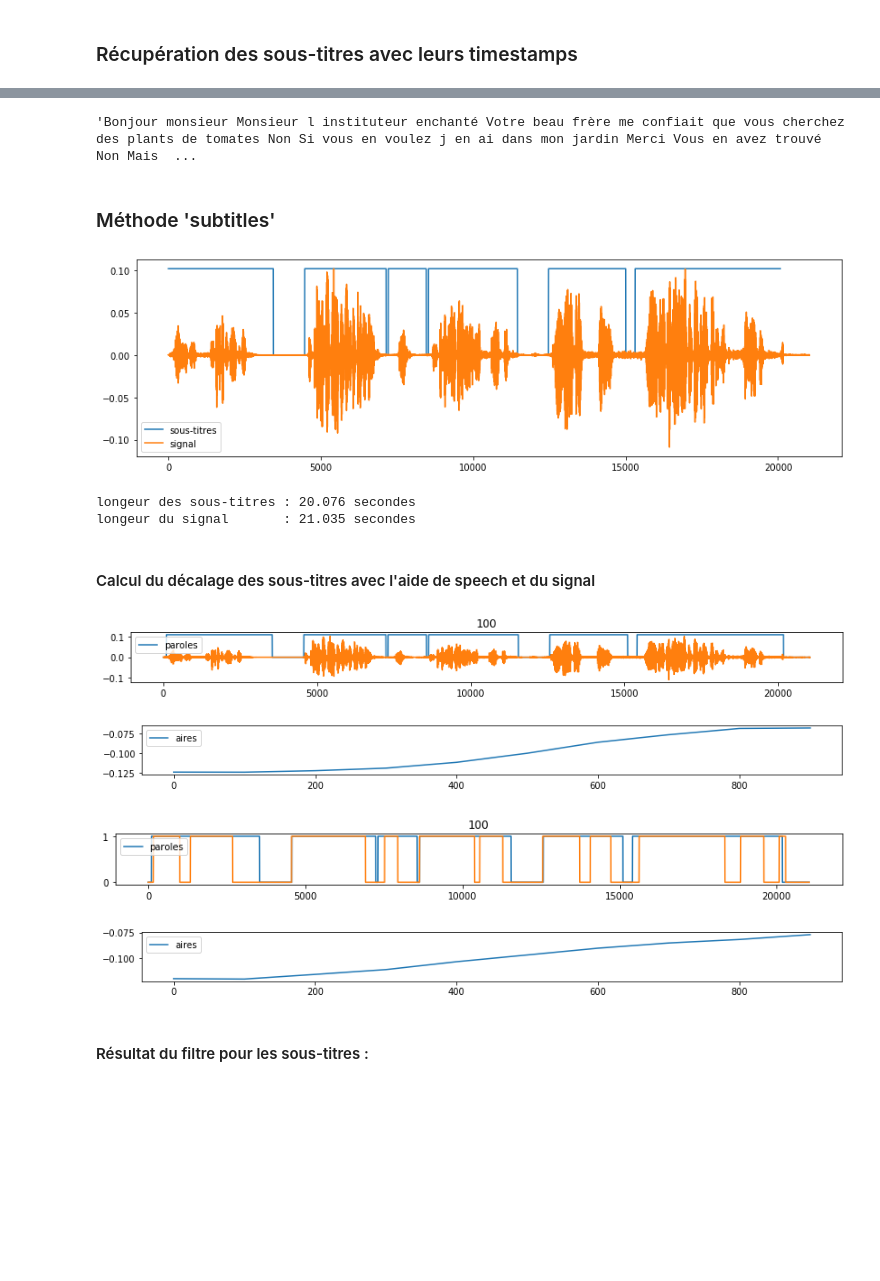
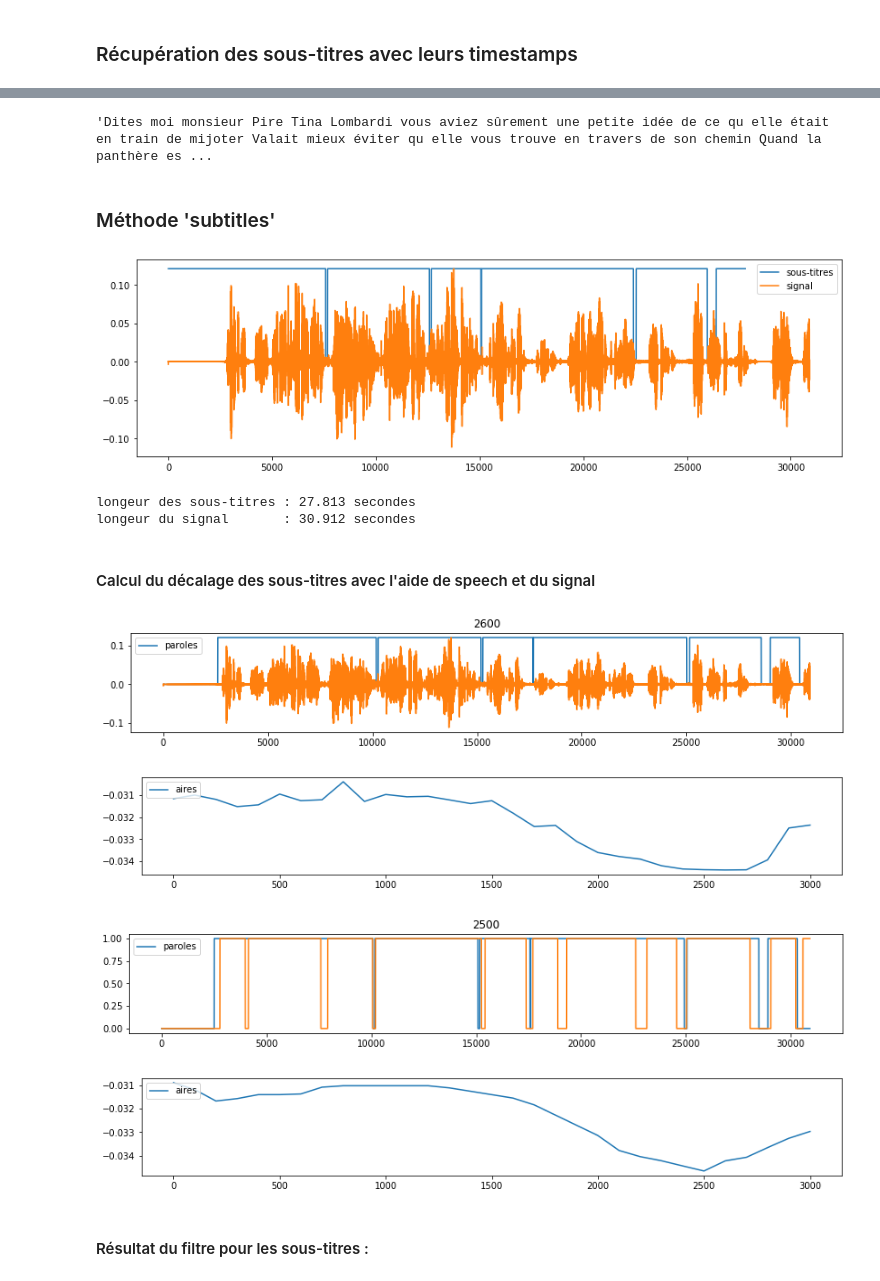
Before and after one commit to vincentnam/Project-Archean, a Jupyter notebook: ChallengeM2SID_2019.ipynb, the cells around one changed output, grey strips where cells are left out. Drawn from its saved outputs; the diff is of its cells as text; code cells hidden in the pictures; blank space fills up the shorter version.

Commit message:
notebook final partie audio

```diff
--- a/ChallengeM2SID_2019.ipynb
+++ b/ChallengeM2SID_2019.ipynb
@@ -1057,15 +1110,18 @@ df_features = pd.read_csv(filename, sep='§', engine='python', index_col=0, enco
 # %% [markdown]
 ###### chargement des données
 # %%
-scene = "17_9"
+scene = "13_2"
 method, smooth = None, None
 
-xmlfile   = dir_texte + scene + texte_extension
-audiofile = spleeter_output_dir + scene + audio_extension.split('.')[-2] + '/vocals_resample.wav'
+vocfile = spleeter_output_dir + scene + audio_extension.split('.')[-2] + '/vocals_resample.wav'
+bacfile = spleeter_output_dir + scene + audio_extension.split('.')[-2] + '/accompaniment.wav'
+wavfile = dir_audio + scene + audio_extension
+xmlfile = dir_texte + scene + texte_extension
 
 # load data
-bin_signal, signal, fe = load_signal(audiofile, samplerate=samplerate)
-song = AudioSegment.from_wav(audiofile)
+bin_signal, signal, fe = load_signal(vocfile, samplerate=samplerate)
+vocal_song  = AudioSegment.from_wav(vocfile)
+origin_song = AudioSegment.from_wav(wavfile)
 # %% [markdown]
 ###### resampling du singal et affichage
 # %%
@@ -1107,7 +1170,7 @@ sent_ponct = " ".join([s[1] for s in sentences])
 sent = " ".join("".join([x if x.isalpha() else " " for x in sent_ponct]).split())
 sent
 # %% [output]
-'Bonjour monsieur Monsieur l instituteur enchanté Votre beau frère me confiait que vous cherchez des plants de tomates Non Si vous en voulez j en ai dans mon jardin Merci Vous en avez trouvé Non Mais  ...
+'Dites moi monsieur Pire Tina Lombardi vous aviez sûrement une petite idée de ce qu elle était en train de mijoter Valait mieux éviter qu elle vous trouve en travers de son chemin Quand la panthère es ...
 # %% [markdown]
 ### Méthode 'subtitles'
 # %%
@@ -1120,28 +1183,28 @@ plt.show()
 print("longeur des sous-titres :",len(subtitles)/1000, "secondes")
 print("longeur du signal       :",len(signal_rs)/1000, "secondes")
 # %% [output]
-[figure, old version]
+[figure, new version]
-longeur des sous-titres : 20.076 secondes
-longeur du signal       : 21.035 secondes
+longeur des sous-titres : 27.813 secondes
+longeur du signal       : 30.912 secondes
 # %% [markdown]
 #### Calcul du décalage des sous-titres avec l'aide de speech et du signal
 # %%
 # resample audio in order to match subtitles
 speech_rs = scipy.signal.resample(np.array(speech), round(len(np.array(speech)) / samplerate * 1000)) > 0.5
 
 pas = 100
 m0 = get_decalage(subtitles, signal_rs, pas=pas, affichage=True)
 m1 = get_decalage(subtitles, speech_rs, pas=pas, affichage=True)
 m2 = suppression_bords(m0, t=5)
 decalage = np.argmin(np.array(m0+m1+m2)) * pas
 
-filtre = np.zeros(len(song))
-filtre[decalage : decalage + len(subtitles)] = subtitles[0:len(song)]
+filtre = np.zeros(len(vocal_song))
+filtre[decalage : decalage + min(len(vocal_song),len(subtitles))] = subtitles[0:min(len(vocal_song),len(subtitles))]
 # %% [output]
-[figure, old version]
+[figure, new version]
-[figure, old version]
+[figure, new version]
-[figure, old version]
+[figure, new version]
-[figure, old version]
+[figure, new version]
 # %% [markdown]
 #### Résultat du filtre pour les sous-titres :
 # %%
```
Also changed, not shown: parts of 36 cells of this notebook.
